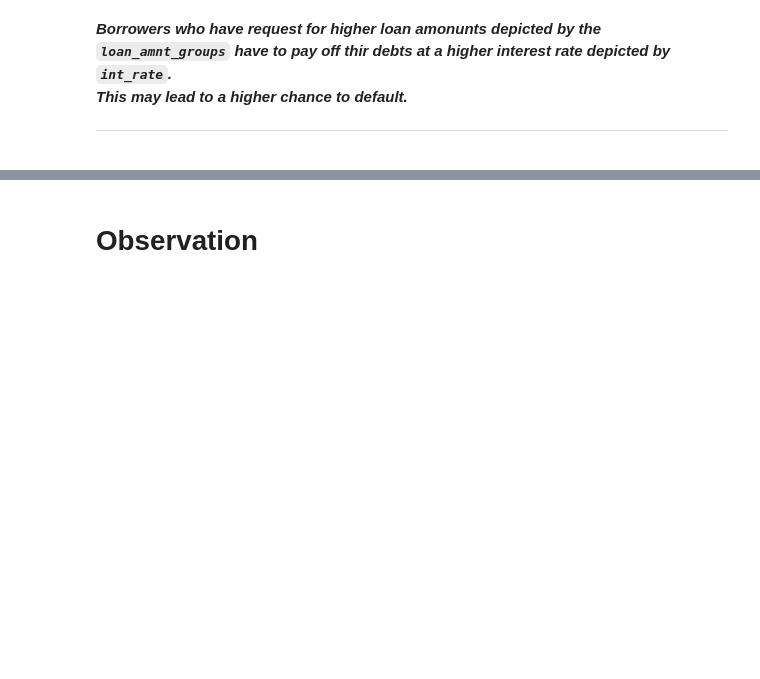
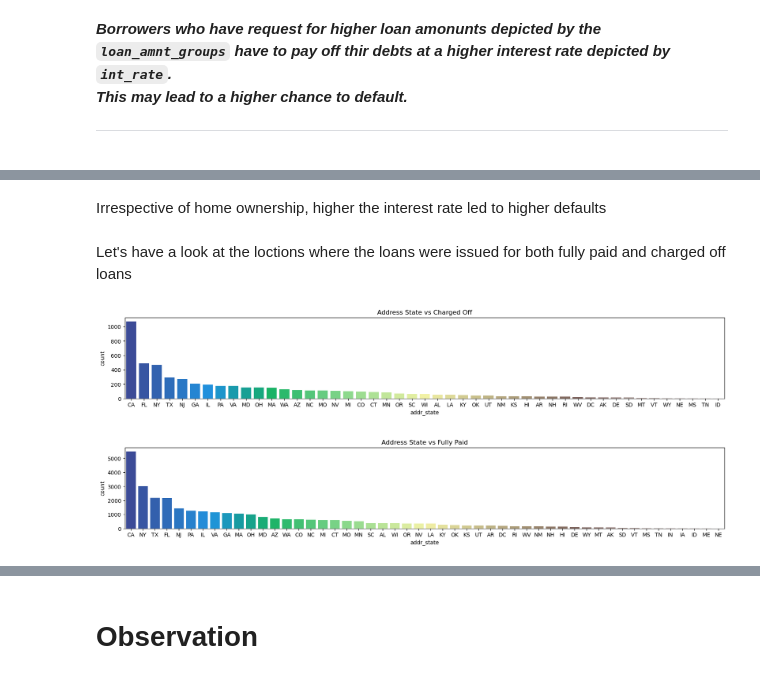
Before and after one commit to howxl/Lending-Club_Case-Study, a Jupyter notebook: LendingClubCaseStudy.ipynb, the cells around one changed output, grey strips where cells are left out. Saved outputs shown, nothing was run; the diff lists cells and outputs as text; code cells hidden in the pictures; blank space fills up the shorter version.

```diff
--- a/LendingClubCaseStudy.ipynb
+++ b/LendingClubCaseStudy.ipynb
@@ -484,0 +551,20 @@ sns.catplot(data =df,y ='int_rate', x ='loan_amnt_groups', hue ='loan_status',pa
+# %% [markdown]
+Irrespective of home ownership, higher the interest rate led to higher defaults
+# %% [markdown]
+Let's have a look at the loctions where the loans were issued for both fully paid and charged off loans
+# %%
+charged_off_df = df[df.loan_status.values == 'Charged Off']
+plt.figure(figsize=(20,6))
+plt.subplot(211)
+sns.countplot(x='addr_state', data=charged_off_df, order=charged_off_df.addr_state.value_counts().index, palette='terrain')
+plt.title('Address State vs Charged Off')
+
+fp_df = df[df.loan_status.values == 'Fully Paid']
+plt.figure(figsize=(20,6))
+plt.subplot(212)
+sns.countplot(x='addr_state', data=fp_df, order=fp_df.addr_state.value_counts().index, palette='terrain')
+plt.title('Address State vs Fully Paid')
+plt.show()
+# %% [output]
+[figure, added]
+[figure, added]
```
Also changed, not shown: parts of 27 cells of this notebook, 1 other file.
